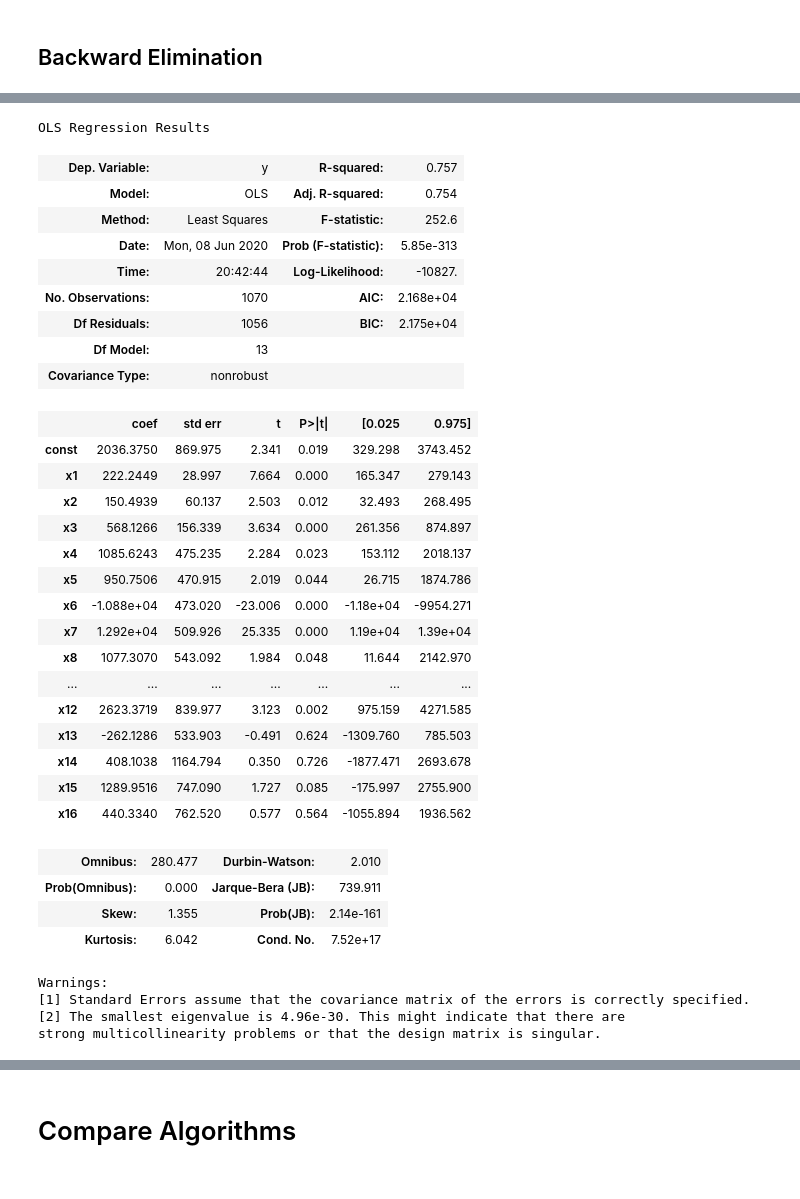
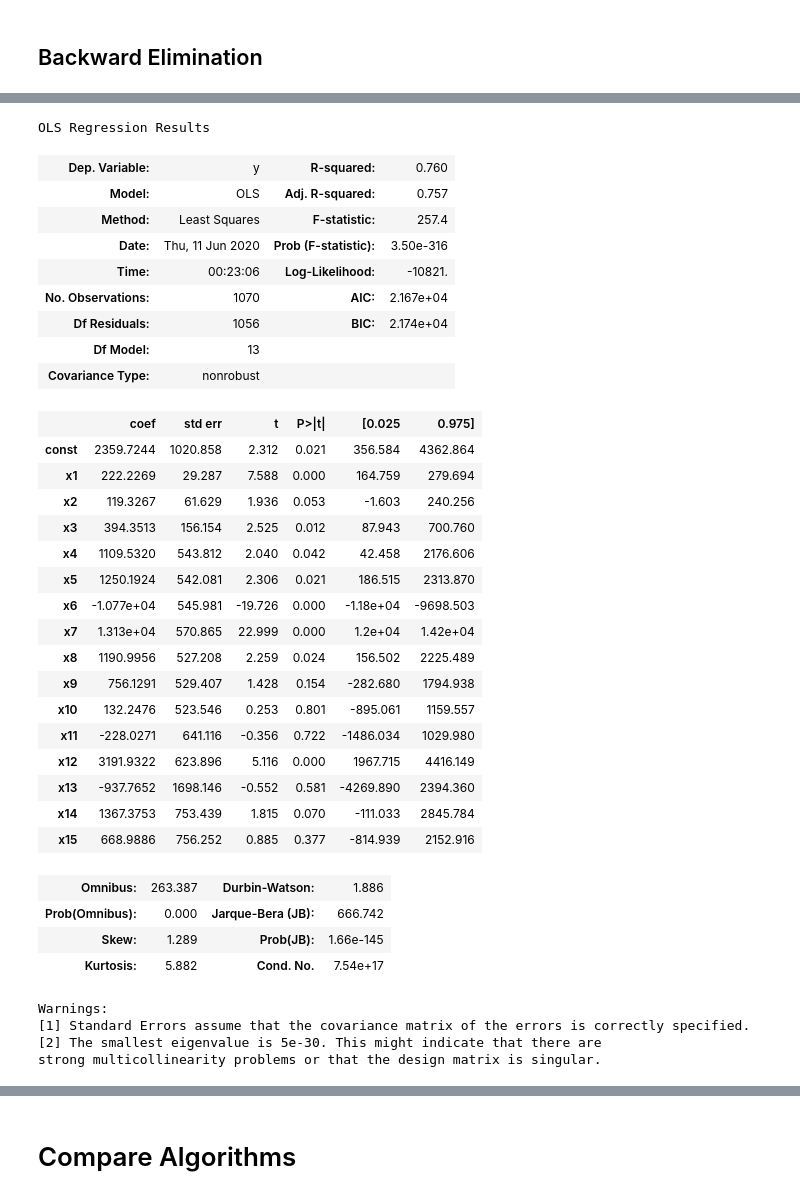
Before and after one commit to akim3245/Medical_Cost_Forecasting, a Jupyter notebook: MedicalCost_Dev_modelling.ipynb, the cells around one changed output, grey strips where cells are left out. Cells and saved outputs as stored; diff of their text form; code cells hidden in the pictures.

```diff
--- a/MedicalCost_Dev_modelling.ipynb
+++ b/MedicalCost_Dev_modelling.ipynb
@@ -211,6 +224,5 @@ CV Lasso Regression R2 Score: 0.7635756065323271
 # %%
 #model performance
-lasso = Lasso()
-lasso.fit(X_train,y_train)
-model_eval(lasso,X_train, y_train)
+lasso = Lasso().fit(X_train,y_train)
+model_eval(lasso,X_train,X_test,y_train,y_test)
 # %% [output]
@@ -513 +516,12 @@ Warnings:
 strong multicollinearity problems or that the design matrix is singular.
+# %%
+#remove highest pval greater than 0.05
+col_delete=14
+cols_keep=[]
+for x in range(X_opt.shape[1]):
+    if x != col_delete :
+        cols_keep.append(x)
+X_opt = X_opt[:,cols_keep]
+X_test_B = X_test_B[:,cols_keep]
+model_MLR=sm.OLS(endog=y_train,exog=X_opt).fit()
+model_MLR.summary()
@@ -558,47 +608,49 @@ Warnings:
 strong multicollinearity problems or that the design matrix is singular.
 # %%
-col_delete=15
+#remove highest pval greater than 0.05
+col_delete=14
 cols_keep=[]
 for x in range(X_opt.shape[1]):
     if x != col_delete :
         cols_keep.append(x)
 X_opt = X_opt[:,cols_keep]
 X_test_B = X_test_B[:,cols_keep]
 model_MLR=sm.OLS(endog=y_train,exog=X_opt).fit()
 model_MLR.summary()
 # %% [output]
 OLS Regression Results
-| Dep. Variable: | y | R-squared: | 0.757 |
-| Model: | OLS | Adj. R-squared: | 0.754 |
-| Method: | Least Squares | F-statistic: | 252.6 |
-| Date: | Mon, 08 Jun 2020 | Prob (F-statistic): | 5.85e-313 |
-| Time: | 20:42:44 | Log-Likelihood: | -10827. |
-| No. Observations: | 1070 | AIC: | 2.168e+04 |
-| Df Residuals: | 1056 | BIC: | 2.175e+04 |
+| Dep. Variable: | y | R-squared: | 0.760 |
+| Model: | OLS | Adj. R-squared: | 0.757 |
+| Method: | Least Squares | F-statistic: | 257.4 |
+| Date: | Thu, 11 Jun 2020 | Prob (F-statistic): | 3.50e-316 |
+| Time: | 00:23:06 | Log-Likelihood: | -10821. |
+| No. Observations: | 1070 | AIC: | 2.167e+04 |
+| Df Residuals: | 1056 | BIC: | 2.174e+04 |
 | Df Model: | 13 |  |  |
 | Covariance Type: | nonrobust |  |  |
 |  | coef | std err | t | P>|t| | [0.025 | 0.975] |
-| const | 2036.3750 | 869.975 | 2.341 | 0.019 | 329.298 | 3743.452 |
-| x1 | 222.2449 | 28.997 | 7.664 | 0.000 | 165.347 | 279.143 |
-| x2 | 150.4939 | 60.137 | 2.503 | 0.012 | 32.493 | 268.495 |
-| x3 | 568.1266 | 156.339 | 3.634 | 0.000 | 261.356 | 874.897 |
-| x4 | 1085.6243 | 475.235 | 2.284 | 0.023 | 153.112 | 2018.137 |
-| x5 | 950.7506 | 470.915 | 2.019 | 0.044 | 26.715 | 1874.786 |
-| x6 | -1.088e+04 | 473.020 | -23.006 | 0.000 | -1.18e+04 | -9954.271 |
-| x7 | 1.292e+04 | 509.926 | 25.335 | 0.000 | 1.19e+04 | 1.39e+04 |
-| x8 | 1077.3070 | 543.092 | 1.984 | 0.048 | 11.644 | 2142.970 |
-| ... | ... | ... | ... | ... | ... | ... |
-| x12 | 2623.3719 | 839.977 | 3.123 | 0.002 | 975.159 | 4271.585 |
-| x13 | -262.1286 | 533.903 | -0.491 | 0.624 | -1309.760 | 785.503 |
-| x14 | 408.1038 | 1164.794 | 0.350 | 0.726 | -1877.471 | 2693.678 |
-| x15 | 1289.9516 | 747.090 | 1.727 | 0.085 | -175.997 | 2755.900 |
-| x16 | 440.3340 | 762.520 | 0.577 | 0.564 | -1055.894 | 1936.562 |
+| const | 2359.7244 | 1020.858 | 2.312 | 0.021 | 356.584 | 4362.864 |
+| x1 | 222.2269 | 29.287 | 7.588 | 0.000 | 164.759 | 279.694 |
+| x2 | 119.3267 | 61.629 | 1.936 | 0.053 | -1.603 | 240.256 |
+| x3 | 394.3513 | 156.154 | 2.525 | 0.012 | 87.943 | 700.760 |
+| x4 | 1109.5320 | 543.812 | 2.040 | 0.042 | 42.458 | 2176.606 |
+| x5 | 1250.1924 | 542.081 | 2.306 | 0.021 | 186.515 | 2313.870 |
+| x6 | -1.077e+04 | 545.981 | -19.726 | 0.000 | -1.18e+04 | -9698.503 |
+| x7 | 1.313e+04 | 570.865 | 22.999 | 0.000 | 1.2e+04 | 1.42e+04 |
+| x8 | 1190.9956 | 527.208 | 2.259 | 0.024 | 156.502 | 2225.489 |
+| x9 | 756.1291 | 529.407 | 1.428 | 0.154 | -282.680 | 1794.938 |
+| x10 | 132.2476 | 523.546 | 0.253 | 0.801 | -895.061 | 1159.557 |
+| x11 | -228.0271 | 641.116 | -0.356 | 0.722 | -1486.034 | 1029.980 |
+| x12 | 3191.9322 | 623.896 | 5.116 | 0.000 | 1967.715 | 4416.149 |
+| x13 | -937.7652 | 1698.146 | -0.552 | 0.581 | -4269.890 | 2394.360 |
+| x14 | 1367.3753 | 753.439 | 1.815 | 0.070 | -111.033 | 2845.784 |
+| x15 | 668.9886 | 756.252 | 0.885 | 0.377 | -814.939 | 2152.916 |
-| Omnibus: | 280.477 | Durbin-Watson: | 2.010 |
-| Prob(Omnibus): | 0.000 | Jarque-Bera (JB): | 739.911 |
-| Skew: | 1.355 | Prob(JB): | 2.14e-161 |
-| Kurtosis: | 6.042 | Cond. No. | 7.52e+17 |
+| Omnibus: | 263.387 | Durbin-Watson: | 1.886 |
+| Prob(Omnibus): | 0.000 | Jarque-Bera (JB): | 666.742 |
+| Skew: | 1.289 | Prob(JB): | 1.66e-145 |
+| Kurtosis: | 5.882 | Cond. No. | 7.54e+17 |
 Warnings:
 [1] Standard Errors assume that the covariance matrix of the errors is correctly specified.
-[2] The smallest eigenvalue is 4.96e-30. This might indicate that there are
+[2] The smallest eigenvalue is 5e-30. This might indicate that there are
 strong multicollinearity problems or that the design matrix is singular.
 # %%
```
Also changed, not shown: parts of 67 cells of this notebook.
